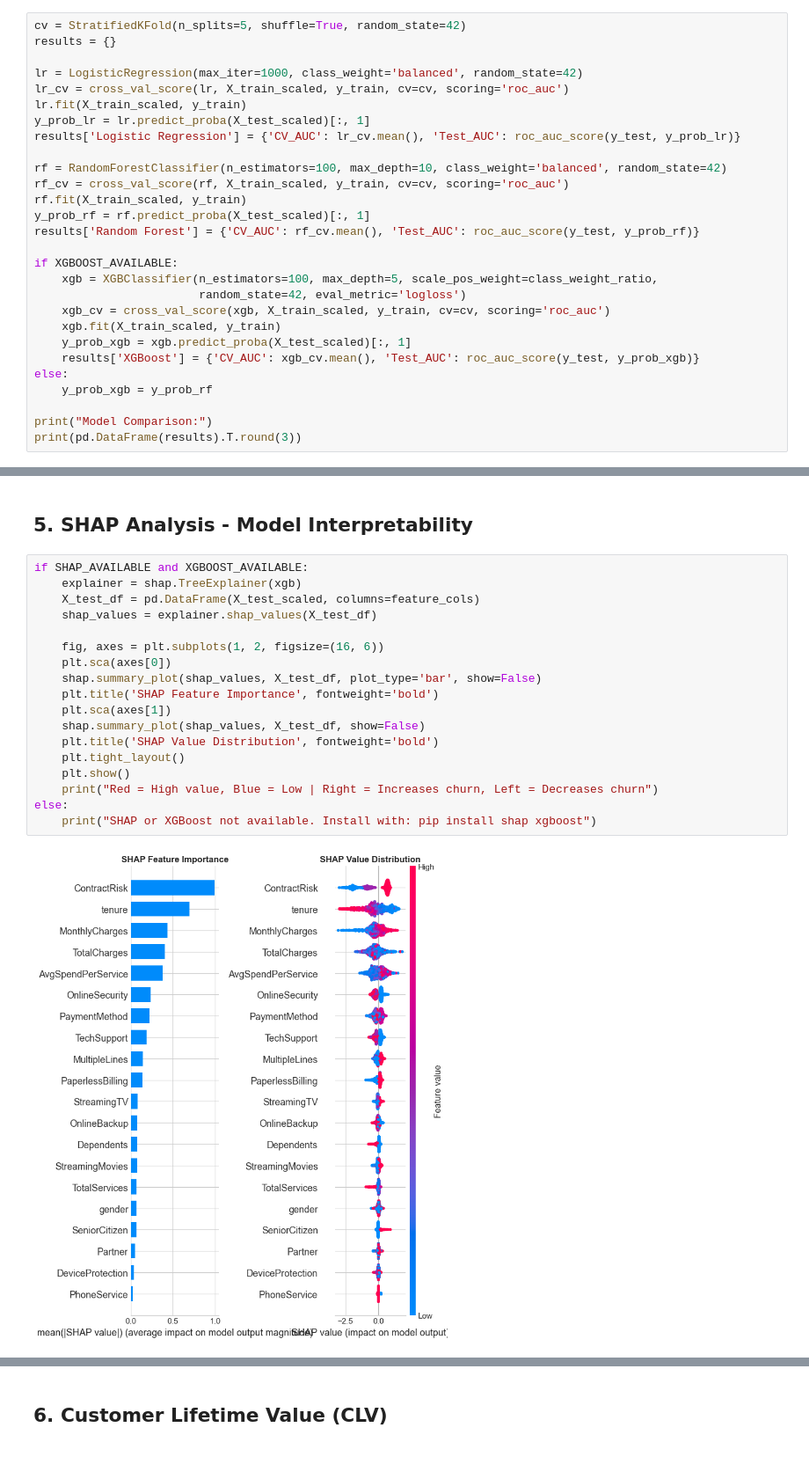
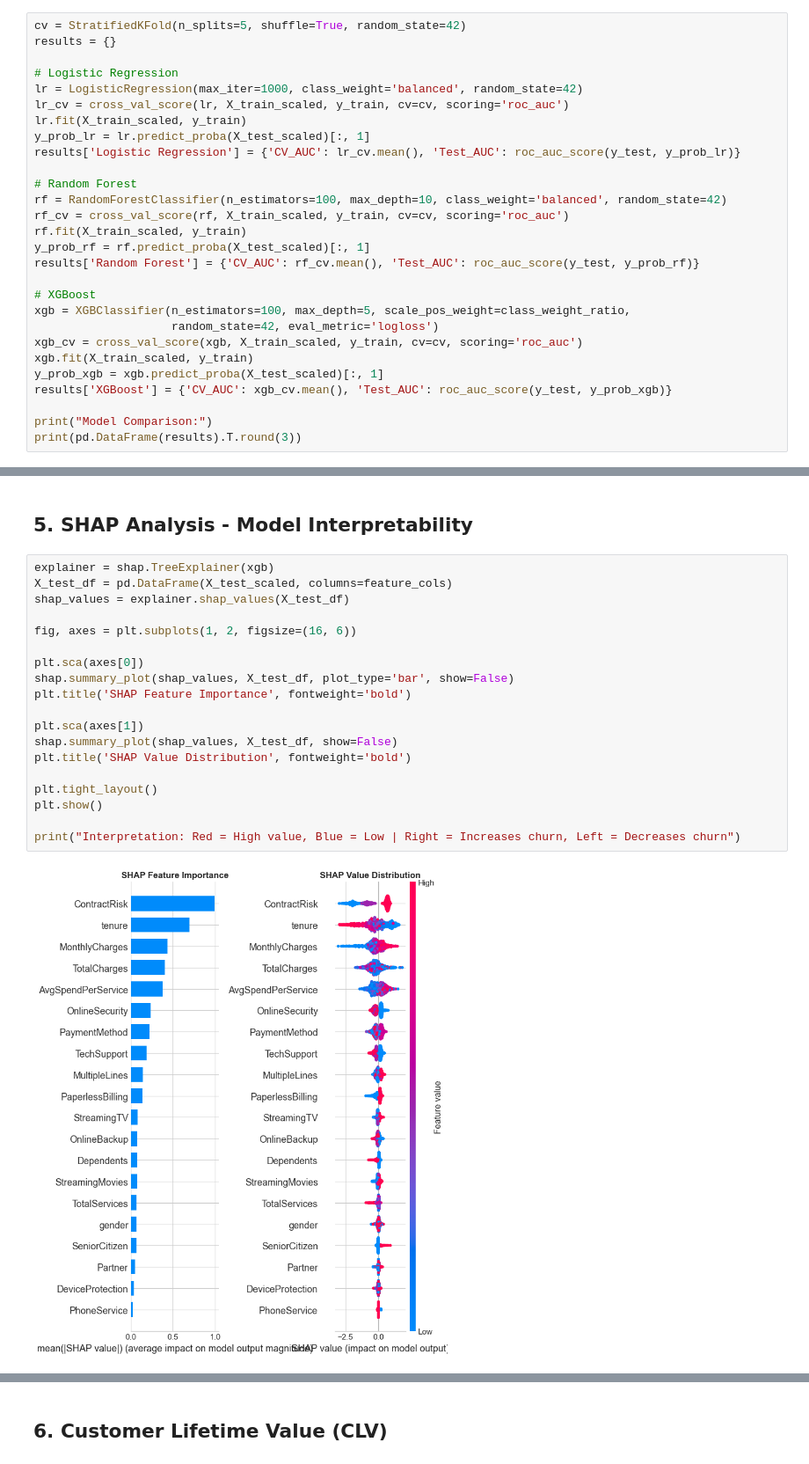
Before and after one commit to hamzanaeem10/CustomerChurn, a Jupyter notebook: churn_analysis.ipynb, the cells around one changed output, grey strips where cells are left out. Shown at 88% size. Cells and saved outputs as stored; diff of their text form.

Commit message:
Clean code - remove try/except blocks, direct library imports

```diff
--- a/churn_analysis.ipynb
+++ b/churn_analysis.ipynb
@@ -108,27 +115,27 @@ Train: 5634, Test: 1409, Class Weight: 2.77
 cv = StratifiedKFold(n_splits=5, shuffle=True, random_state=42)
 results = {}
 
+# Logistic Regression
 lr = LogisticRegression(max_iter=1000, class_weight='balanced', random_state=42)
 lr_cv = cross_val_score(lr, X_train_scaled, y_train, cv=cv, scoring='roc_auc')
 lr.fit(X_train_scaled, y_train)
 y_prob_lr = lr.predict_proba(X_test_scaled)[:, 1]
 results['Logistic Regression'] = {'CV_AUC': lr_cv.mean(), 'Test_AUC': roc_auc_score(y_test, y_prob_lr)}
 
+# Random Forest
 rf = RandomForestClassifier(n_estimators=100, max_depth=10, class_weight='balanced', random_state=42)
 rf_cv = cross_val_score(rf, X_train_scaled, y_train, cv=cv, scoring='roc_auc')
 rf.fit(X_train_scaled, y_train)
 y_prob_rf = rf.predict_proba(X_test_scaled)[:, 1]
 results['Random Forest'] = {'CV_AUC': rf_cv.mean(), 'Test_AUC': roc_auc_score(y_test, y_prob_rf)}
 
-if XGBOOST_AVAILABLE:
-    xgb = XGBClassifier(n_estimators=100, max_depth=5, scale_pos_weight=class_weight_ratio,
-                        random_state=42, eval_metric='logloss')
-    xgb_cv = cross_val_score(xgb, X_train_scaled, y_train, cv=cv, scoring='roc_auc')
-    xgb.fit(X_train_scaled, y_train)
-    y_prob_xgb = xgb.predict_proba(X_test_scaled)[:, 1]
-    results['XGBoost'] = {'CV_AUC': xgb_cv.mean(), 'Test_AUC': roc_auc_score(y_test, y_prob_xgb)}
-else:
-    y_prob_xgb = y_prob_rf
+# XGBoost
+xgb = XGBClassifier(n_estimators=100, max_depth=5, scale_pos_weight=class_weight_ratio,
+                    random_state=42, eval_metric='logloss')
+xgb_cv = cross_val_score(xgb, X_train_scaled, y_train, cv=cv, scoring='roc_auc')
+xgb.fit(X_train_scaled, y_train)
+y_prob_xgb = xgb.predict_proba(X_test_scaled)[:, 1]
+results['XGBoost'] = {'CV_AUC': xgb_cv.mean(), 'Test_AUC': roc_auc_score(y_test, y_prob_xgb)}
 
 print("Model Comparison:")
 print(pd.DataFrame(results).T.round(3))
@@ -162,22 +170,23 @@ plt.show()
 # %% [markdown]
 ## 5. SHAP Analysis - Model Interpretability
 # %%
-if SHAP_AVAILABLE and XGBOOST_AVAILABLE:
-    explainer = shap.TreeExplainer(xgb)
-    X_test_df = pd.DataFrame(X_test_scaled, columns=feature_cols)
-    shap_values = explainer.shap_values(X_test_df)
+explainer = shap.TreeExplainer(xgb)
+X_test_df = pd.DataFrame(X_test_scaled, columns=feature_cols)
+shap_values = explainer.shap_values(X_test_df)
 
-    fig, axes = plt.subplots(1, 2, figsize=(16, 6))
-    plt.sca(axes[0])
-    shap.summary_plot(shap_values, X_test_df, plot_type='bar', show=False)
-    plt.title('SHAP Feature Importance', fontweight='bold')
-    plt.sca(axes[1])
-    shap.summary_plot(shap_values, X_test_df, show=False)
-    plt.title('SHAP Value Distribution', fontweight='bold')
-    plt.tight_layout()
-    plt.show()
-    print("Red = High value, Blue = Low | Right = Increases churn, Left = Decreases churn")
-else:
-    print("SHAP or XGBoost not available. Install with: pip install shap xgboost")
+fig, axes = plt.subplots(1, 2, figsize=(16, 6))
+
+plt.sca(axes[0])
+shap.summary_plot(shap_values, X_test_df, plot_type='bar', show=False)
+plt.title('SHAP Feature Importance', fontweight='bold')
+
+plt.sca(axes[1])
+shap.summary_plot(shap_values, X_test_df, show=False)
+plt.title('SHAP Value Distribution', fontweight='bold')
+
+plt.tight_layout()
+plt.show()
+
+print("Interpretation: Red = High value, Blue = Low | Right = Increases churn, Left = Decreases churn")
 # %% [output]
-[figure, old version]
+[figure, new version]
```
Also changed, not shown: parts of 13 cells of this notebook, 1 other file.
